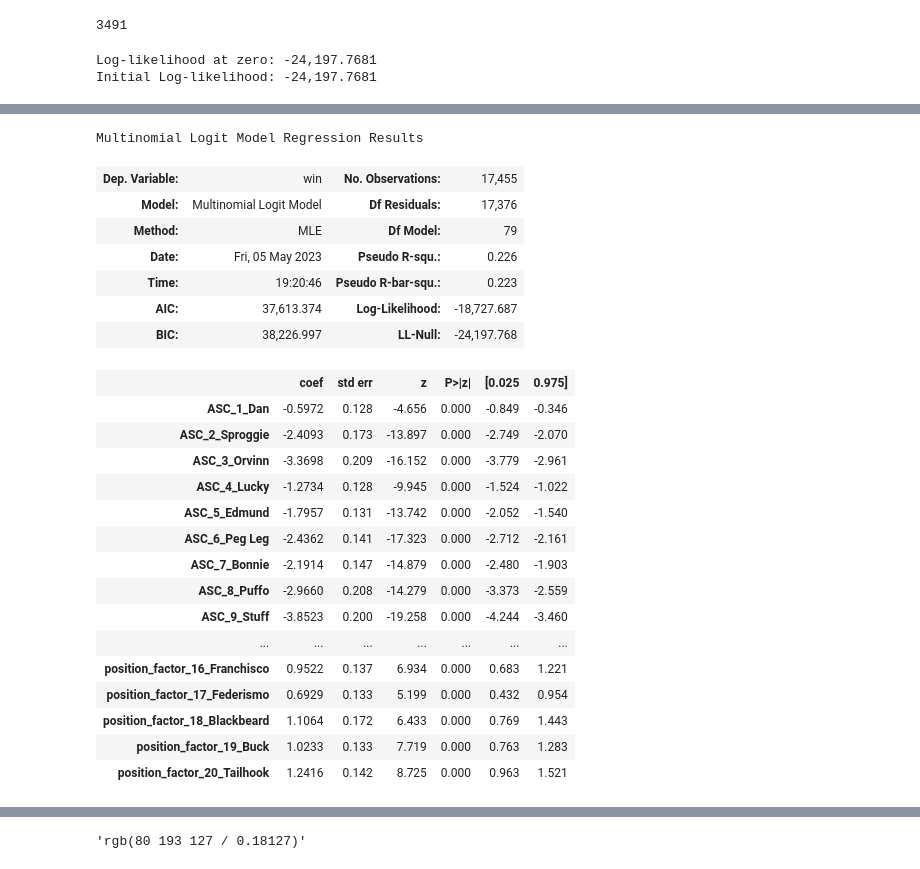
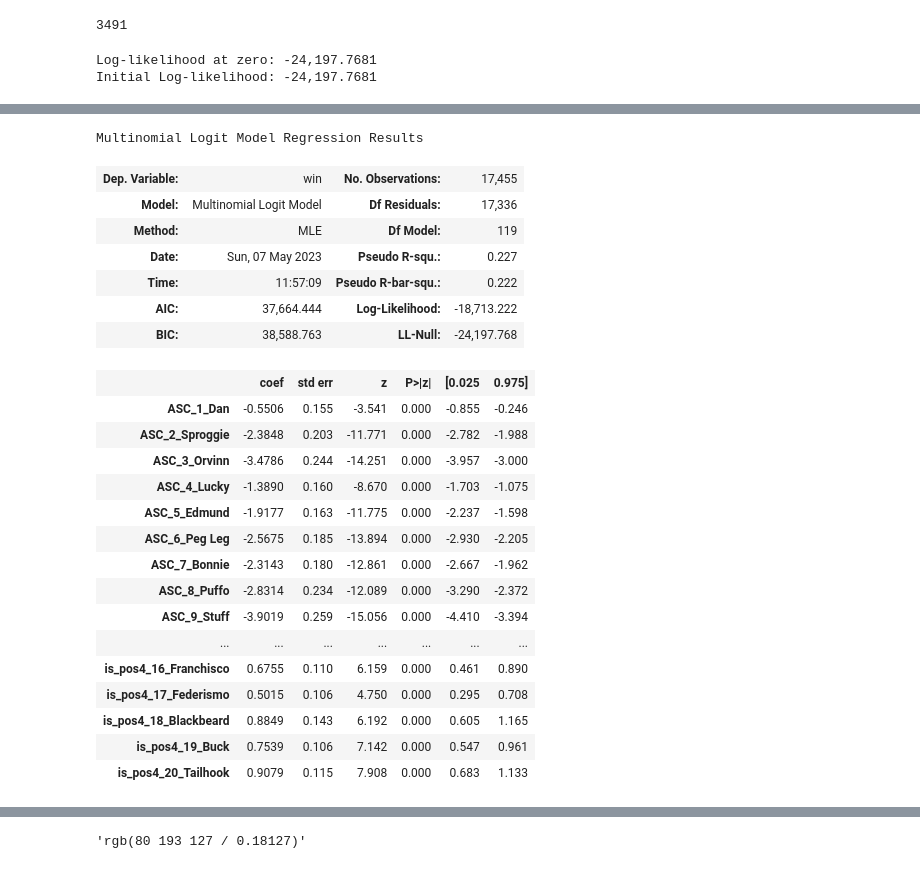
Before and after one commit to arsdragonfly/neofoodclub, a Jupyter notebook: final.ipynb, the cells around one changed output, grey strips where cells are left out. Cells and saved outputs as stored; diff of their text form; code cells hidden in the pictures.

Commit message:
update data

```diff
--- a/final.ipynb
+++ b/final.ipynb
@@ -361,32 +361,31 @@ def backtest_model_with_cap(mnl, cap, history_rounds):
             total_return += get_actual_return_of_bet(bet, winners, return_if_won)
     return total_bet_amount, total_potential_bet_amount, total_return, total_return - total_bet_amount, 1 + (total_return - total_bet_amount) / total_potential_bet_amount
 # %%
-# next we split positional coefficients for each pirate
-per_pirate_fa_and_pos_specification = OrderedDict()
-per_pirate_fa_and_pos_names = OrderedDict()
-# OK, for asthetic purposes and better-looking P-values
-# (Dan is really close to Buck but everyone is much weaker than Gooblah,
-#  that's why Buck has a bad-looking P-value) we exlude Gooblah from the intercepts
-# You can interpret each exp(intercept) as "how many Goobs each pirate is equivalent to"
+per_pirate_fa_and_per_pirate_pos_specification = OrderedDict()
+per_pirate_fa_and_per_pirate_pos_names = OrderedDict()
 pirates_except_goob = [i for i in range(1, 21) if i != 15]
-per_pirate_fa_and_pos_specification["intercept"] = pirates_except_goob
-per_pirate_fa_and_pos_names["intercept"] = [f'ASC_{i}_{PIRATE_NAMES[i]}' for i in pirates_except_goob]
-per_pirate_fa_and_pos_specification["pfa"] = pirates_including_the_first
-per_pirate_fa_and_pos_names["pfa"] = [f'PFA_{i}_{PIRATE_NAMES[i]}' for i in pirates_including_the_first]
-per_pirate_fa_and_pos_specification["nfa"] = pirates_including_the_first
-per_pirate_fa_and_pos_names["nfa"] = [f'NFA_{i}_{PIRATE_NAMES[i]}' for i in pirates_including_the_first]
-per_pirate_fa_and_pos_specification["position_factor"] = pirates_including_the_first
-per_pirate_fa_and_pos_names["position_factor"] = [f'position_factor_{i}_{PIRATE_NAMES[i]}' for i in pirates_including_the_first]
+per_pirate_fa_and_per_pirate_pos_specification["intercept"] = pirates_except_goob
+per_pirate_fa_and_per_pirate_pos_names["intercept"] = [f'ASC_{i}_{PIRATE_NAMES[i]}' for i in pirates_except_goob]
+per_pirate_fa_and_per_pirate_pos_specification["pfa"] = pirates_including_the_first
+per_pirate_fa_and_per_pirate_pos_names["pfa"] = [f'PFA_{i}_{PIRATE_NAMES[i]}' for i in pirates_including_the_first]
+per_pirate_fa_and_per_pirate_pos_specification["nfa"] = pirates_including_the_first
+per_pirate_fa_and_per_pirate_pos_names["nfa"] = [f'NFA_{i}_{PIRATE_NAMES[i]}' for i in pirates_including_the_first]
+per_pirate_fa_and_per_pirate_pos_specification["is_pos2"] = pirates_including_the_first
+per_pirate_fa_and_per_pirate_pos_names["is_pos2"] = [f'is_pos2_{i}_{PIRATE_NAMES[i]}' for i in pirates_including_the_first]
+per_pirate_fa_and_per_pirate_pos_specification["is_pos3"] = pirates_including_the_first
+per_pirate_fa_and_per_pirate_pos_names["is_pos3"] = [f'is_pos3_{i}_{PIRATE_NAMES[i]}' for i in pirates_including_the_first]
+per_pirate_fa_and_per_pirate_pos_specification["is_pos4"] = pirates_including_the_first
+per_pirate_fa_and_per_pirate_pos_names["is_pos4"] = [f'is_pos4_{i}_{PIRATE_NAMES[i]}' for i in pirates_including_the_first]
 
-per_pirate_fa_and_pos_mnl = pl.create_choice_model(data=long_format,
+per_pirate_fa_and_per_pirate_pos_mnl = pl.create_choice_model(data=long_format,
 alt_id_col='pirate',
 obs_id_col='match_id',
 choice_col='win',
-specification=per_pirate_fa_and_pos_specification,
+specification=per_pirate_fa_and_per_pirate_pos_specification,
 model_type='MNL',
-names=per_pirate_fa_and_pos_names)
-per_pirate_fa_and_pos_mnl.fit_mle(np.zeros(79))
-per_pirate_fa_and_pos_mnl.get_statsmodels_summary()
+names=per_pirate_fa_and_per_pirate_pos_names)
+per_pirate_fa_and_per_pirate_pos_mnl.fit_mle(np.zeros(119))
+per_pirate_fa_and_per_pirate_pos_mnl.get_statsmodels_summary()
 # %% [output]
 Log-likelihood at zero: -24,197.7681
 Initial Log-likelihood: -24,197.7681
@@ -395,24 +394,24 @@ Final log-likelihood: -18,727.6868
 Multinomial Logit Model Regression Results
 | Dep. Variable: | win | No. Observations: | 17,455 |
-| Model: | Multinomial Logit Model | Df Residuals: | 17,376 |
-| Method: | MLE | Df Model: | 79 |
-| Date: | Fri, 05 May 2023 | Pseudo R-squ.: | 0.226 |
-| Time: | 19:20:46 | Pseudo R-bar-squ.: | 0.223 |
-| AIC: | 37,613.374 | Log-Likelihood: | -18,727.687 |
-| BIC: | 38,226.997 | LL-Null: | -24,197.768 |
+| Model: | Multinomial Logit Model | Df Residuals: | 17,336 |
+| Method: | MLE | Df Model: | 119 |
+| Date: | Sun, 07 May 2023 | Pseudo R-squ.: | 0.227 |
+| Time: | 11:57:09 | Pseudo R-bar-squ.: | 0.222 |
+| AIC: | 37,664.444 | Log-Likelihood: | -18,713.222 |
+| BIC: | 38,588.763 | LL-Null: | -24,197.768 |
 |  | coef | std err | z | P>|z| | [0.025 | 0.975] |
-| ASC_1_Dan | -0.5972 | 0.128 | -4.656 | 0.000 | -0.849 | -0.346 |
-| ASC_2_Sproggie | -2.4093 | 0.173 | -13.897 | 0.000 | -2.749 | -2.070 |
-| ASC_3_Orvinn | -3.3698 | 0.209 | -16.152 | 0.000 | -3.779 | -2.961 |
-| ASC_4_Lucky | -1.2734 | 0.128 | -9.945 | 0.000 | -1.524 | -1.022 |
-| ASC_5_Edmund | -1.7957 | 0.131 | -13.742 | 0.000 | -2.052 | -1.540 |
-| ASC_6_Peg Leg | -2.4362 | 0.141 | -17.323 | 0.000 | -2.712 | -2.161 |
-| ASC_7_Bonnie | -2.1914 | 0.147 | -14.879 | 0.000 | -2.480 | -1.903 |
-| ASC_8_Puffo | -2.9660 | 0.208 | -14.279 | 0.000 | -3.373 | -2.559 |
-| ASC_9_Stuff | -3.8523 | 0.200 | -19.258 | 0.000 | -4.244 | -3.460 |
+| ASC_1_Dan | -0.5506 | 0.155 | -3.541 | 0.000 | -0.855 | -0.246 |
+| ASC_2_Sproggie | -2.3848 | 0.203 | -11.771 | 0.000 | -2.782 | -1.988 |
+| ASC_3_Orvinn | -3.4786 | 0.244 | -14.251 | 0.000 | -3.957 | -3.000 |
+| ASC_4_Lucky | -1.3890 | 0.160 | -8.670 | 0.000 | -1.703 | -1.075 |
+| ASC_5_Edmund | -1.9177 | 0.163 | -11.775 | 0.000 | -2.237 | -1.598 |
+| ASC_6_Peg Leg | -2.5675 | 0.185 | -13.894 | 0.000 | -2.930 | -2.205 |
+| ASC_7_Bonnie | -2.3143 | 0.180 | -12.861 | 0.000 | -2.667 | -1.962 |
+| ASC_8_Puffo | -2.8314 | 0.234 | -12.089 | 0.000 | -3.290 | -2.372 |
+| ASC_9_Stuff | -3.9019 | 0.259 | -15.056 | 0.000 | -4.410 | -3.394 |
 | ... | ... | ... | ... | ... | ... | ... |
-| position_factor_16_Franchisco | 0.9522 | 0.137 | 6.934 | 0.000 | 0.683 | 1.221 |
-| position_factor_17_Federismo | 0.6929 | 0.133 | 5.199 | 0.000 | 0.432 | 0.954 |
-| position_factor_18_Blackbeard | 1.1064 | 0.172 | 6.433 | 0.000 | 0.769 | 1.443 |
-| position_factor_19_Buck | 1.0233 | 0.133 | 7.719 | 0.000 | 0.763 | 1.283 |
-| position_factor_20_Tailhook | 1.2416 | 0.142 | 8.725 | 0.000 | 0.963 | 1.521 |
+| is_pos4_16_Franchisco | 0.6755 | 0.110 | 6.159 | 0.000 | 0.461 | 0.890 |
+| is_pos4_17_Federismo | 0.5015 | 0.106 | 4.750 | 0.000 | 0.295 | 0.708 |
+| is_pos4_18_Blackbeard | 0.8849 | 0.143 | 6.192 | 0.000 | 0.605 | 1.165 |
+| is_pos4_19_Buck | 0.7539 | 0.106 | 7.142 | 0.000 | 0.547 | 0.961 |
+| is_pos4_20_Tailhook | 0.9079 | 0.115 | 7.908 | 0.000 | 0.683 | 1.133 |
```
Also changed, not shown: parts of 13 cells of this notebook, 5 other files.
